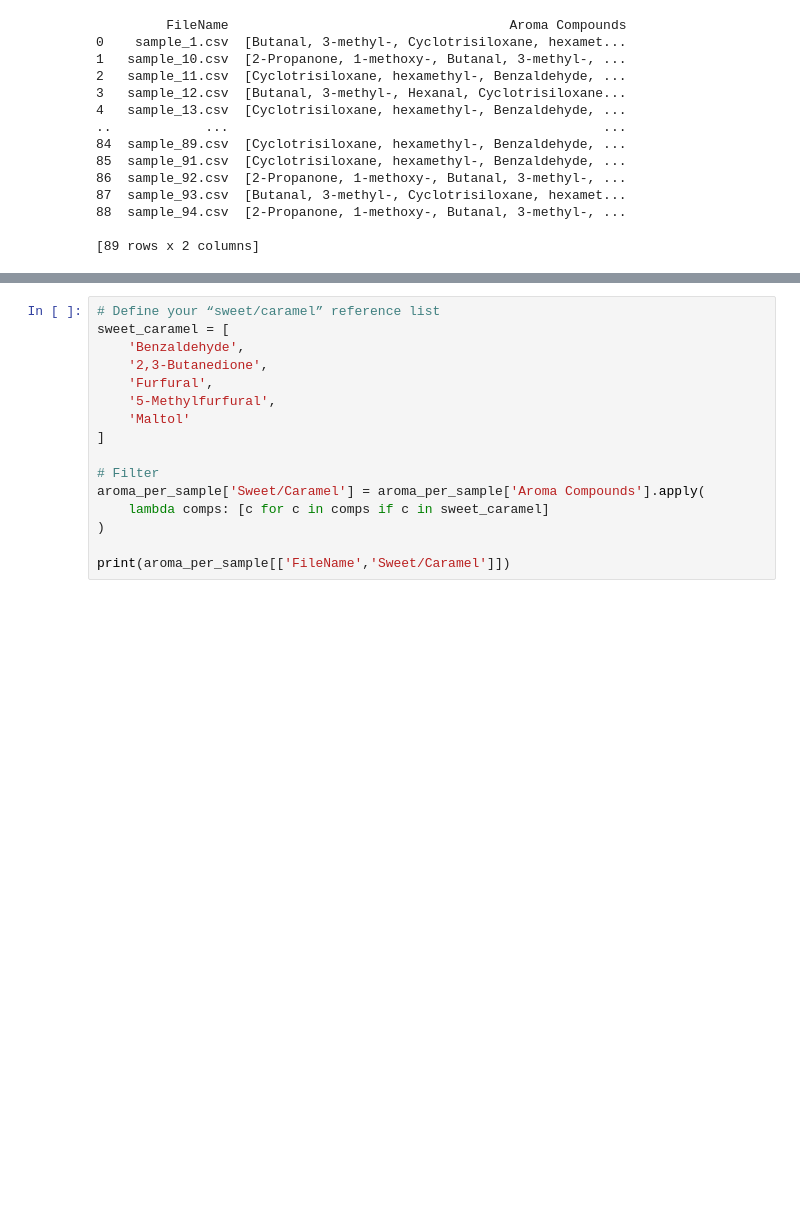
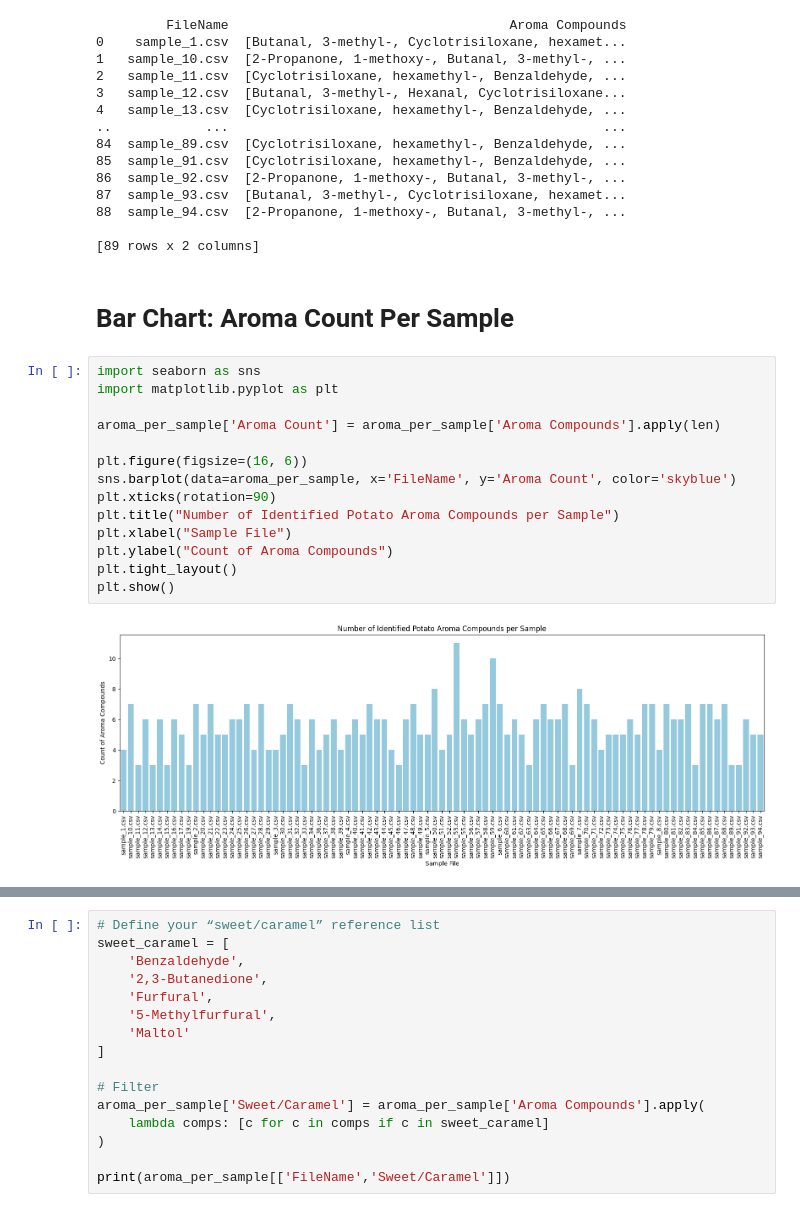
Before and after one commit to Fatemeh1362/internship, a Jupyter notebook: compound_analysis.ipynb, the cells around one changed output, grey strips where cells are left out. Saved outputs shown, nothing was run; the diff lists cells and outputs as text; blank space fills up the shorter version.

Commit message:
Update compound_analysis.ipynb
adding barplot abnd heatmap for aroma exists in samples to notebook

```diff
--- a/compound_analysis.ipynb
+++ b/compound_analysis.ipynb
@@ -264,3 +264,21 @@ print(aroma_per_sample)
 88  sample_94.csv  [2-Propanone, 1-methoxy-, Butanal, 3-methyl-, ...
 
 [89 rows x 2 columns]
+# %% [markdown]
+# Bar Chart: Aroma Count Per Sample
+# %%
+import seaborn as sns
+import matplotlib.pyplot as plt
+
+aroma_per_sample['Aroma Count'] = aroma_per_sample['Aroma Compounds'].apply(len)
+
+plt.figure(figsize=(16, 6))
+sns.barplot(data=aroma_per_sample, x='FileName', y='Aroma Count', color='skyblue')
+plt.xticks(rotation=90)
+plt.title("Number of Identified Potato Aroma Compounds per Sample")
+plt.xlabel("Sample File")
+plt.ylabel("Count of Aroma Compounds")
+plt.tight_layout()
+plt.show()
+# %% [output]
+[figure, added]
```
Also changed, not shown: parts of 2 cells of this notebook.
